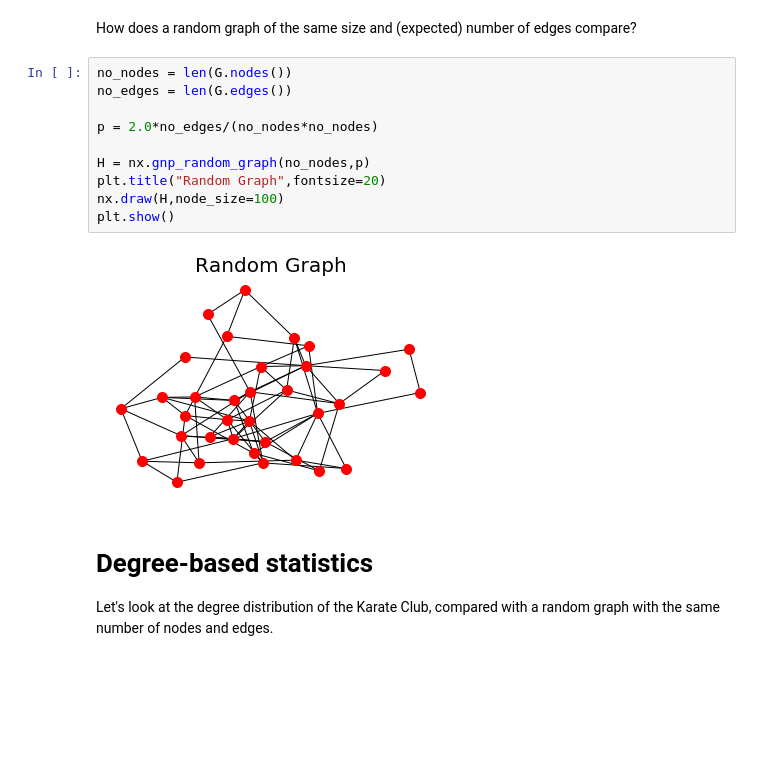
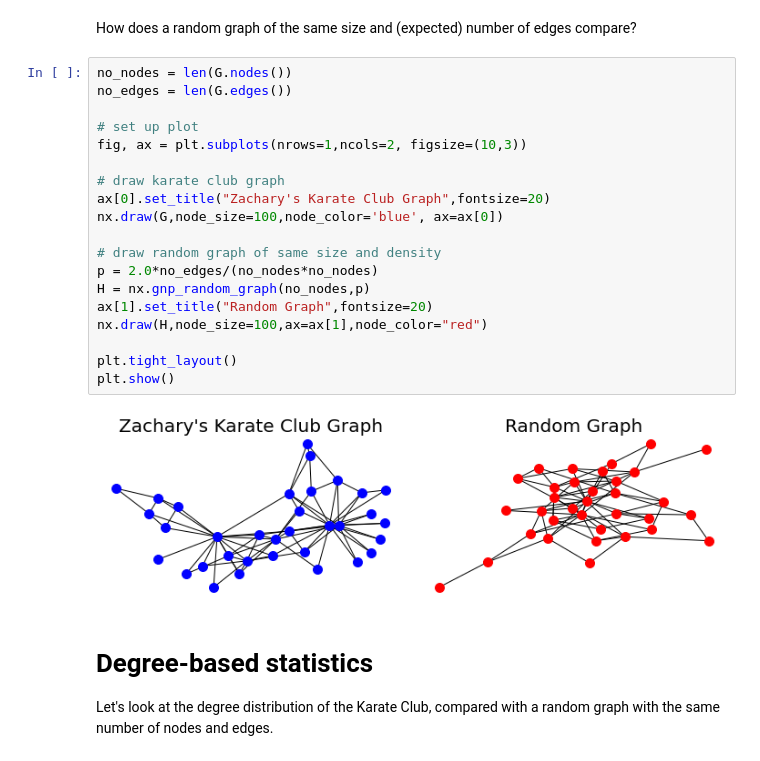
Before and after one commit to narnolddd/DMSNTutorials, a Jupyter notebook: Week1/Week1.ipynb, the cells around one changed output. Drawn from its saved outputs; the diff is of its cells as text; blank space fills up the shorter version.

```diff
--- a/Week1/Week1.ipynb
+++ b/Week1/Week1.ipynb
@@ -48,15 +51,24 @@ How does a random graph of the same size and (expected) number of edges compare?
 # %%
 no_nodes = len(G.nodes())
 no_edges = len(G.edges())
 
+# set up plot
+fig, ax = plt.subplots(nrows=1,ncols=2, figsize=(10,3))
+
+# draw karate club graph
+ax[0].set_title("Zachary's Karate Club Graph",fontsize=20)
+nx.draw(G,node_size=100,node_color='blue', ax=ax[0])
+
+# draw random graph of same size and density
 p = 2.0*no_edges/(no_nodes*no_nodes)
+H = nx.gnp_random_graph(no_nodes,p)
+ax[1].set_title("Random Graph",fontsize=20)
+nx.draw(H,node_size=100,ax=ax[1],node_color="red")
 
-H = nx.gnp_random_graph(no_nodes,p)
-plt.title("Random Graph",fontsize=20)
-nx.draw(H,node_size=100)
+plt.tight_layout()
 plt.show()
 # %% [output]
-[figure, old version]
+[figure, new version]
 # %% [markdown]
 # Degree-based statistics
 
```
Also changed, not shown: parts of 7 cells of this notebook, 4 other files.
